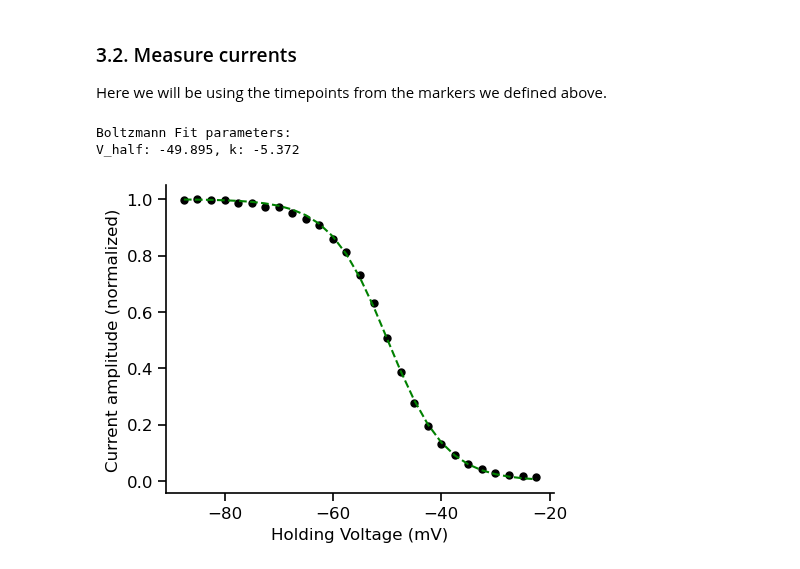
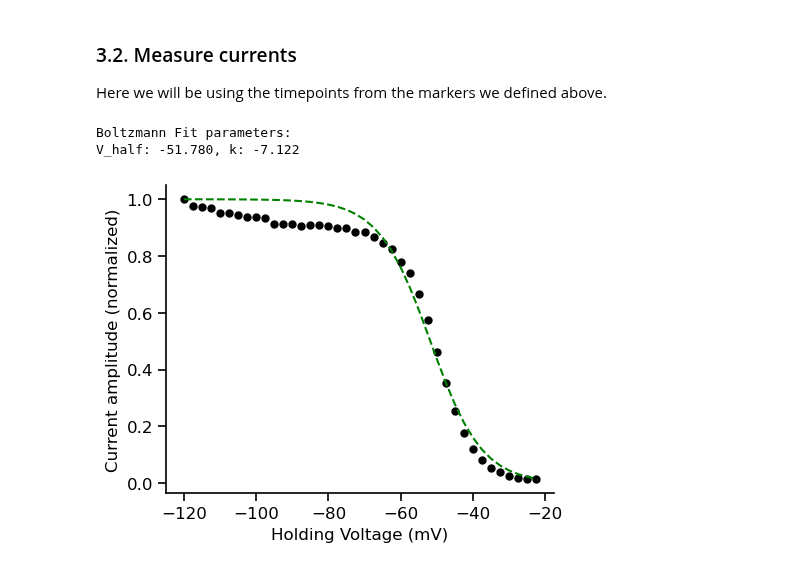
Before and after one commit to argalloni/CSHL_IonChannels2025, a Jupyter notebook: CSHL 2 - Na inactivation.ipynb, the cells around one changed output. Saved outputs shown, nothing was run; the diff lists cells and outputs as text; code cells hidden in the pictures.

```diff
--- a/CSHL 2 - Na inactivation.ipynb
+++ b/CSHL 2 - Na inactivation.ipynb
@@ -101,35 +101,36 @@ _, current_steps = get_step_measurements(sweeps, sweeps_time,
                                         sampling_freq=sampling_freq,
                                         measurement_type=measurement_type)
 
 # Here we want to measure the holding voltages in the first phase of the step protocol.
 # Define the timepoint where the voltage is measured
 voltage_timepoint = 490
 channel = 1
 voltage_steps = sweeps[:, channel, time_to_index(voltage_timepoint, sampling_freq)]
 
-# # Remove bad sweeps
-current_steps = current_steps[13:]
-voltage_steps = voltage_steps[13:]
+# # # Remove bad sweeps
+# current_steps = current_steps[13:]
+# voltage_steps = voltage_steps[13:]
 
 # Normalize to the biggest current
 current_steps /= np.min(current_steps)  # Normalize current steps to the minimum value
 
 # Plot the normalized current steps against the holding voltages
 plt.figure(figsize=(5, 4))
 plt.plot(voltage_steps, current_steps, 'o', color='black', markersize=5)
 plt.xlabel('Holding Voltage (mV)')
 plt.ylabel('Current amplitude (normalized)')
 
 # Optional: fit a Boltzmann function (sigmoid curve) to the data
 from scipy.optimize import curve_fit
 def boltzmann(V, V_half, k):
     return 1 / (1 + np.exp((V_half - V) / k))
 k_guess = -5 # Initial guess for the slope parameter
 popt, _ = curve_fit(boltzmann, voltage_steps, current_steps, p0=[np.median(voltage_steps), k_guess])
 plt.plot(voltage_steps, boltzmann(voltage_steps, *popt), linestyle='--', color='g', label='Fit')
 print("Boltzmann Fit parameters:")
 print(f"V_half: {popt[0]:.3f}, k: {popt[1]:.3f}")
+plt.show()
 # %% [output]
 Boltzmann Fit parameters:
-V_half: -49.895, k: -5.372
+V_half: -51.780, k: -7.122
-[figure, old version]
+[figure, new version]
```
Also changed, not shown: parts of 1 cell of this notebook, 2 other files.
